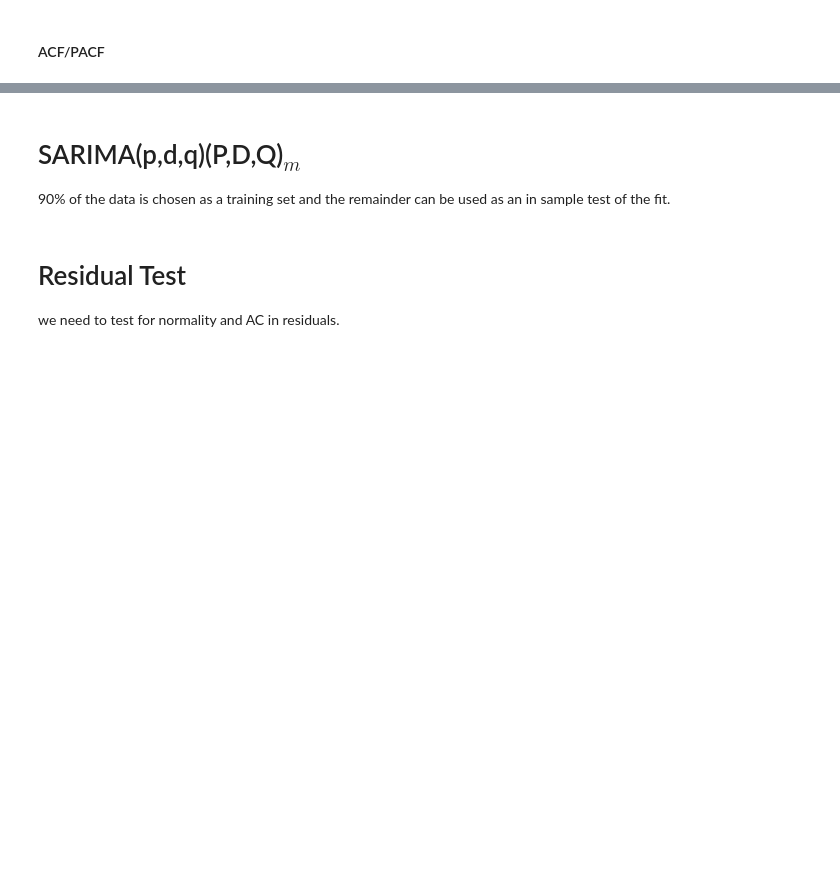
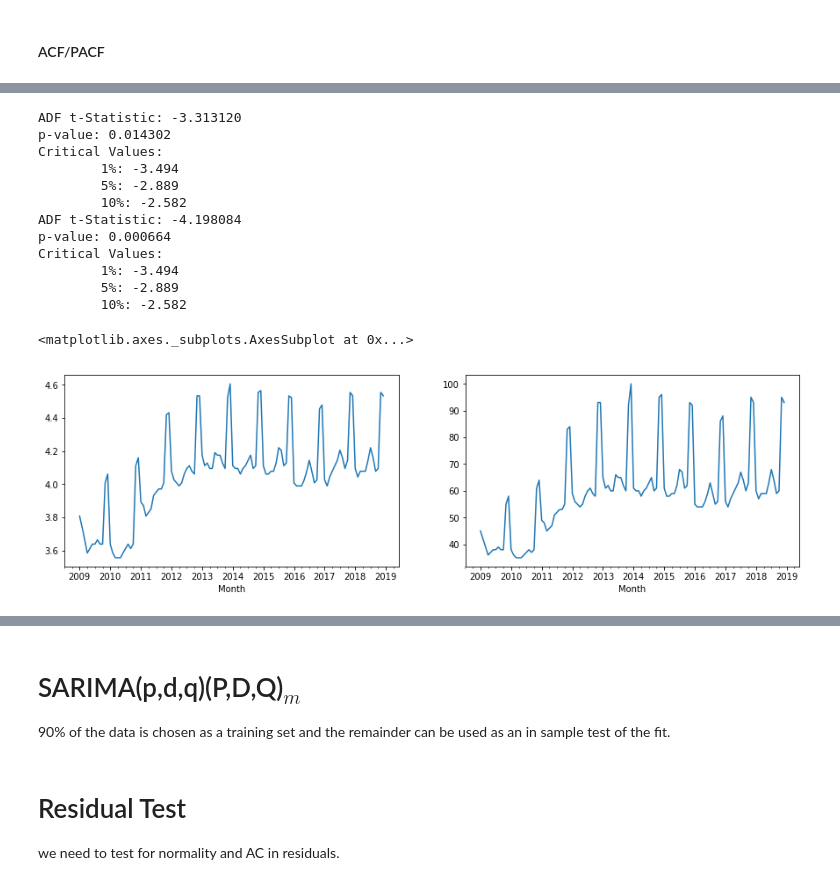
Before and after one commit to shervinrad100/Python-Projects, a Jupyter notebook: Research Project/Code/Research Project .ipynb, the cells around one changed output, grey strips where cells are left out. Cells and saved outputs as stored; diff of their text form; code cells hidden in the pictures; blank space fills up the shorter version.

```diff
--- a/Research Project/Code/Research Project .ipynb
+++ b/Research Project/Code/Research Project .ipynb
@@ -172,0 +197,23 @@ acf_pacf(SP, "SP500");
+# %%
+# test
+ADF(GGL)
+# ADF(GGL.diff(1).dropna())
+ADF(np.log(GGL))
+fig, axes = plt.subplots(1,2, figsize=[15,4])
+np.log(GGL).plot(ax=axes[0])
+GGL.plot(ax=axes[1])
+# %% [output]
+ADF t-Statistic: -3.313120
+p-value: 0.014302
+Critical Values:
+        1%: -3.494
+        5%: -2.889
+        10%: -2.582
+ADF t-Statistic: -4.198084
+p-value: 0.000664
+Critical Values:
+        1%: -3.494
+        5%: -2.889
+        10%: -2.582
+<matplotlib.axes._subplots.AxesSubplot at 0x...>
+[figure, added]
```
Also changed, not shown: parts of 17 cells of this notebook.
